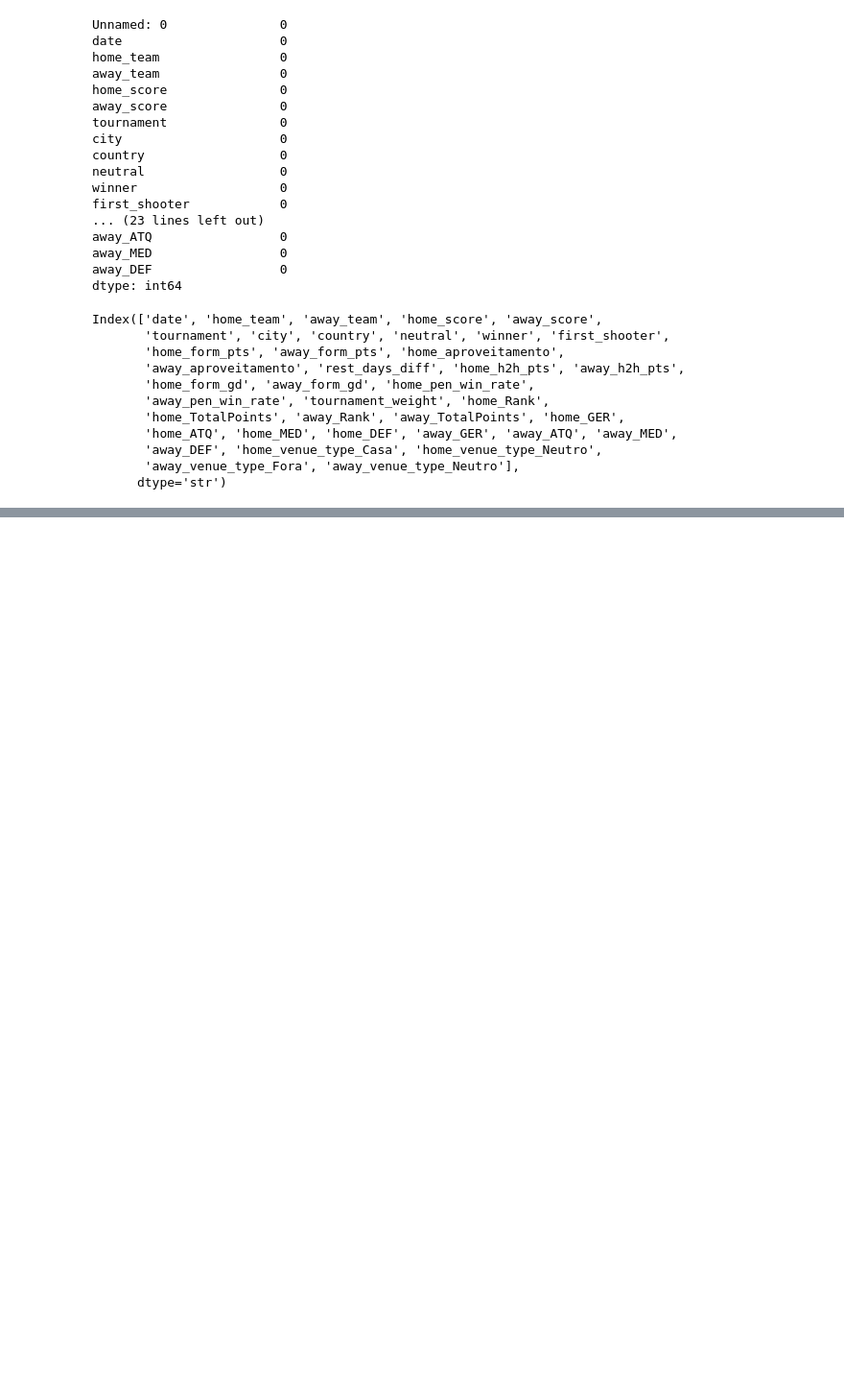
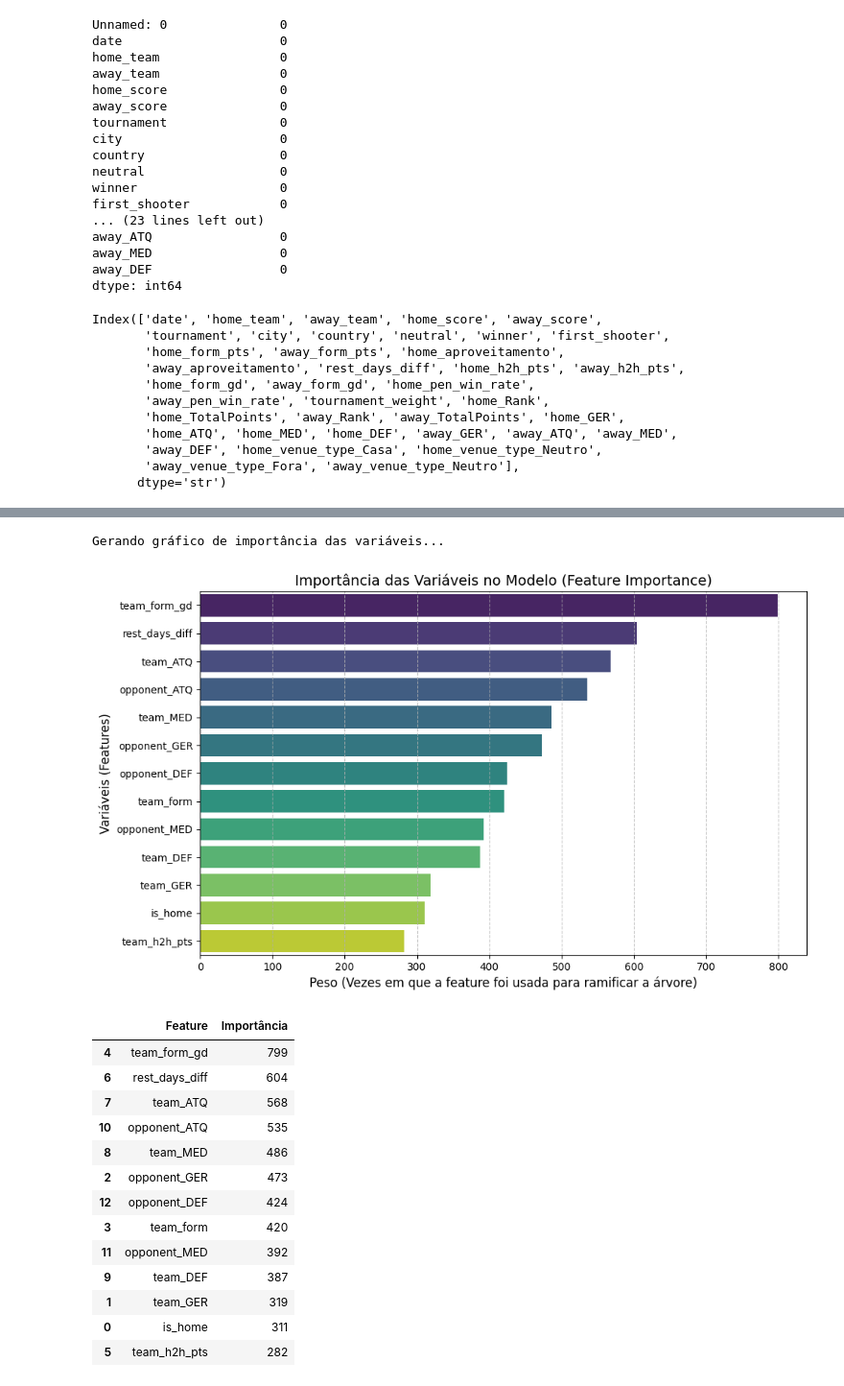
Before and after one commit to EnzoAlvesBarcelosGripp/wc26-match-predictor, a Jupyter notebook: Modelo.ipynb, the cells around one changed output, grey strips where cells are left out. Shown at 96% size. Drawn from its saved outputs; the diff is of its cells as text; code cells hidden in the pictures; blank space fills up the shorter version.

Commit message:
atualização modelo

```diff
--- a/Modelo.ipynb
+++ b/Modelo.ipynb
@@ -566,0 +416,49 @@ display(df_submissao_final.tail(10)) # Mostra os últimos 10 jogos (Finais) para
+# %%
+import matplotlib.pyplot as plt
+import seaborn as sns
+
+# ============================================================
+# SEÇÃO EXTRA: FEATURE IMPORTANCE DO LIGHTGBM
+# ============================================================
+print("Gerando gráfico de importância das variáveis...")
+
+# 1. Criar um DataFrame cruzando os nomes das features com seus pesos no modelo
+df_importancia = pd.DataFrame({
+    'Feature': features,
+    'Importância': modelo_lgbm.feature_importances_
+})
+
+# 2. Ordenar da mais importante para a menos importante
+df_importancia = df_importancia.sort_values(by='Importância', ascending=False)
+
+# 3. Configurar e exibir o gráfico
+plt.figure(figsize=(10, 6))
+sns.barplot(x='Importância', y='Feature', data=df_importancia, palette='viridis')
+
+plt.title('Importância das Variáveis no Modelo (Feature Importance)', fontsize=14)
+plt.xlabel('Peso (Vezes em que a feature foi usada para ramificar a árvore)', fontsize=12)
+plt.ylabel('Variáveis (Features)', fontsize=12)
+plt.grid(axis='x', linestyle='--', alpha=0.7)
+plt.tight_layout()
+
+plt.show()
+
+# Opcional: exibir em formato de tabela logo abaixo do gráfico
+display(df_importancia)
+# %% [output]
+Gerando gráfico de importância das variáveis...
+[figure, added]
+|  | Feature | Importância |
+| 4 | team_form_gd | 799 |
+| 6 | rest_days_diff | 604 |
+| 7 | team_ATQ | 568 |
+| 10 | opponent_ATQ | 535 |
+| 8 | team_MED | 486 |
+| 2 | opponent_GER | 473 |
+| 12 | opponent_DEF | 424 |
+| 3 | team_form | 420 |
+| 11 | opponent_MED | 392 |
+| 9 | team_DEF | 387 |
+| 1 | team_GER | 319 |
+| 0 | is_home | 311 |
+| 5 | team_h2h_pts | 282 |
```
Also changed, not shown: parts of 6 cells of this notebook, 1 other file.
